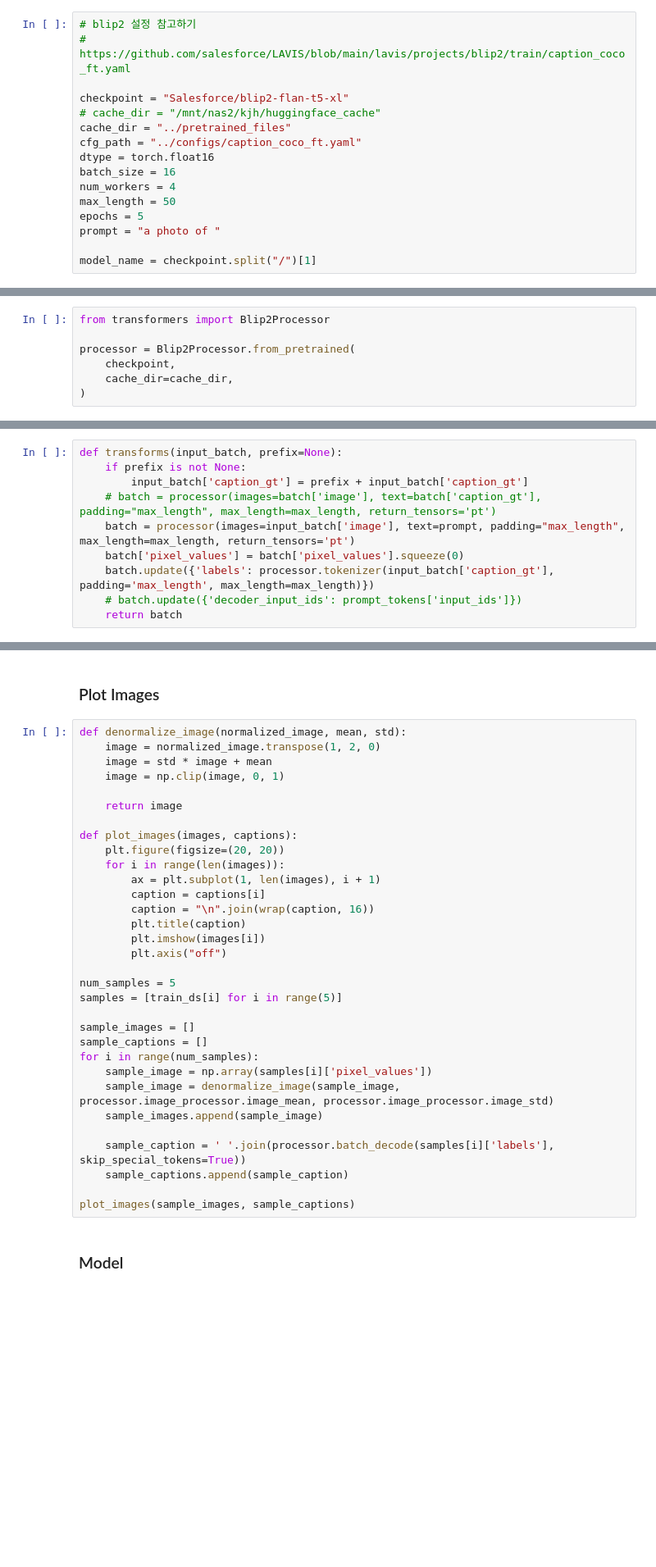
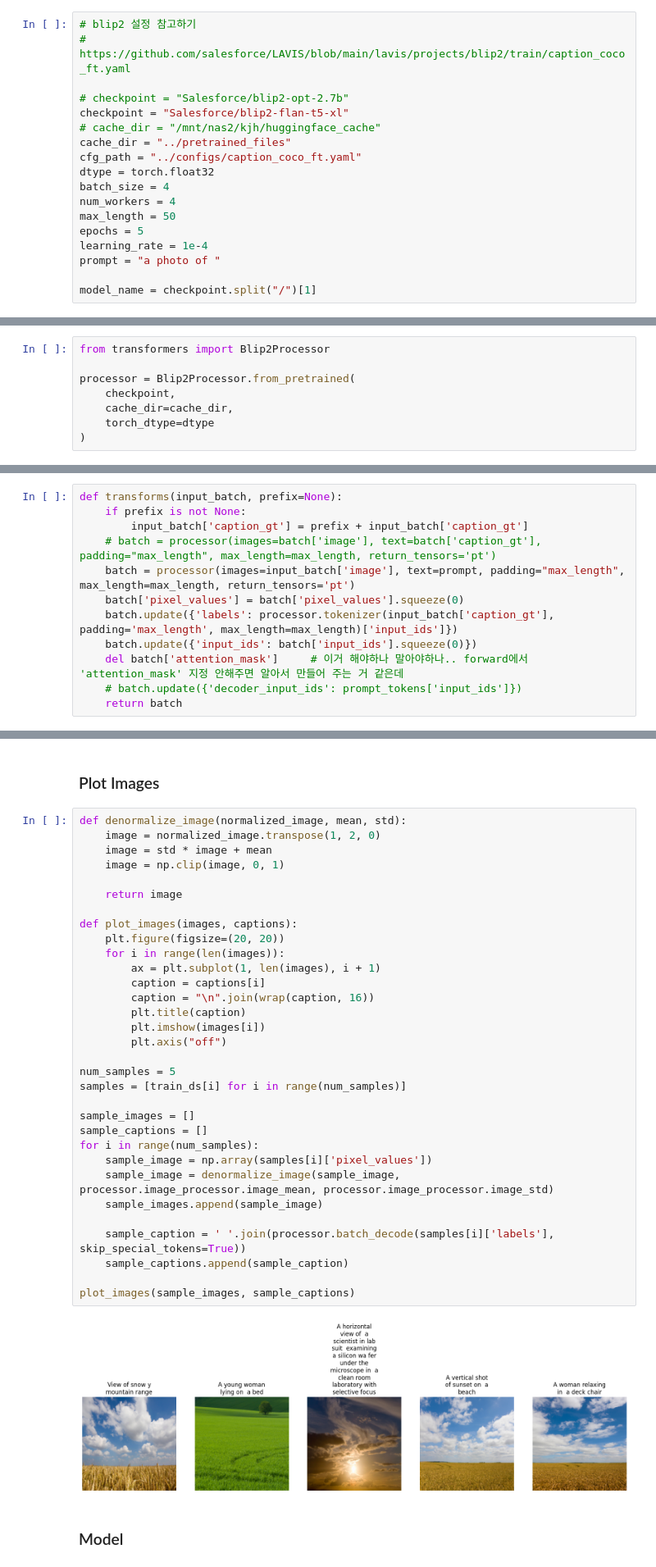
Before and after one commit to k1101jh/CVPR-2023-NICE, a Jupyter notebook: codes/train_with_transformers.ipynb, the cells around one changed output, grey strips where cells are left out. Shown at 82% size. Cells and saved outputs as stored; diff of their text form; blank space fills up the shorter version.

```diff
--- a/codes/train_with_transformers.ipynb
+++ b/codes/train_with_transformers.ipynb
@@ -54,15 +54,17 @@ writer = SummaryWriter(os.path.join('../runs', result_dirname))
 # blip2 설정 참고하기
 # https://github.com/salesforce/LAVIS/blob/main/lavis/projects/blip2/train/caption_coco_ft.yaml
 
+# checkpoint = "Salesforce/blip2-opt-2.7b"
 checkpoint = "Salesforce/blip2-flan-t5-xl"
 # cache_dir = "/mnt/nas2/kjh/huggingface_cache"
 cache_dir = "../pretrained_files"
 cfg_path = "../configs/caption_coco_ft.yaml"
-dtype = torch.float16
-batch_size = 16
+dtype = torch.float32
+batch_size = 4
 num_workers = 4
 max_length = 50
 epochs = 5
+learning_rate = 1e-4
 prompt = "a photo of "
 
 model_name = checkpoint.split("/")[1]
@@ -96,6 +100,7 @@ from transformers import Blip2Processor
 processor = Blip2Processor.from_pretrained(
     checkpoint,
     cache_dir=cache_dir,
+    torch_dtype=dtype
 )
 # %% [markdown]
 ### Dataset
@@ -122,7 +142,9 @@ def transforms(input_batch, prefix=None):
     # batch = processor(images=batch['image'], text=batch['caption_gt'], padding="max_length", max_length=max_length, return_tensors='pt')
     batch = processor(images=input_batch['image'], text=prompt, padding="max_length", max_length=max_length, return_tensors='pt')
     batch['pixel_values'] = batch['pixel_values'].squeeze(0)
-    batch.update({'labels': processor.tokenizer(input_batch['caption_gt'], padding='max_length', max_length=max_length)})
+    batch.update({'labels': processor.tokenizer(input_batch['caption_gt'], padding='max_length', max_length=max_length)['input_ids']})
+    batch.update({'input_ids': batch['input_ids'].squeeze(0)})
+    del batch['attention_mask']     # 이거 해야하나 말아야하나.. forward에서 'attention_mask' 지정 안해주면 알아서 만들어 주는 거 같은데
     # batch.update({'decoder_input_ids': prompt_tokens['input_ids']})
     return batch
 # %%
@@ -139,34 +168,36 @@ print(train_ds)
 def denormalize_image(normalized_image, mean, std):
     image = normalized_image.transpose(1, 2, 0)
     image = std * image + mean
     image = np.clip(image, 0, 1)
 
     return image
 
 def plot_images(images, captions):
     plt.figure(figsize=(20, 20))
     for i in range(len(images)):
         ax = plt.subplot(1, len(images), i + 1)
         caption = captions[i]
         caption = "\n".join(wrap(caption, 16))
         plt.title(caption)
         plt.imshow(images[i])
         plt.axis("off")
 
 num_samples = 5
-samples = [train_ds[i] for i in range(5)]
+samples = [train_ds[i] for i in range(num_samples)]
 
 sample_images = []
 sample_captions = []
 for i in range(num_samples):
     sample_image = np.array(samples[i]['pixel_values'])
     sample_image = denormalize_image(sample_image, processor.image_processor.image_mean, processor.image_processor.image_std)
     sample_images.append(sample_image)
 
     sample_caption = ' '.join(processor.batch_decode(samples[i]['labels'], skip_special_tokens=True))
     sample_captions.append(sample_caption)
 
 plot_images(sample_images, sample_captions)
+# %% [output]
+[figure, added]
 # %% [markdown]
 ### Model
 # %%
```
Also changed, not shown: parts of 13 cells of this notebook, 2 other files.
